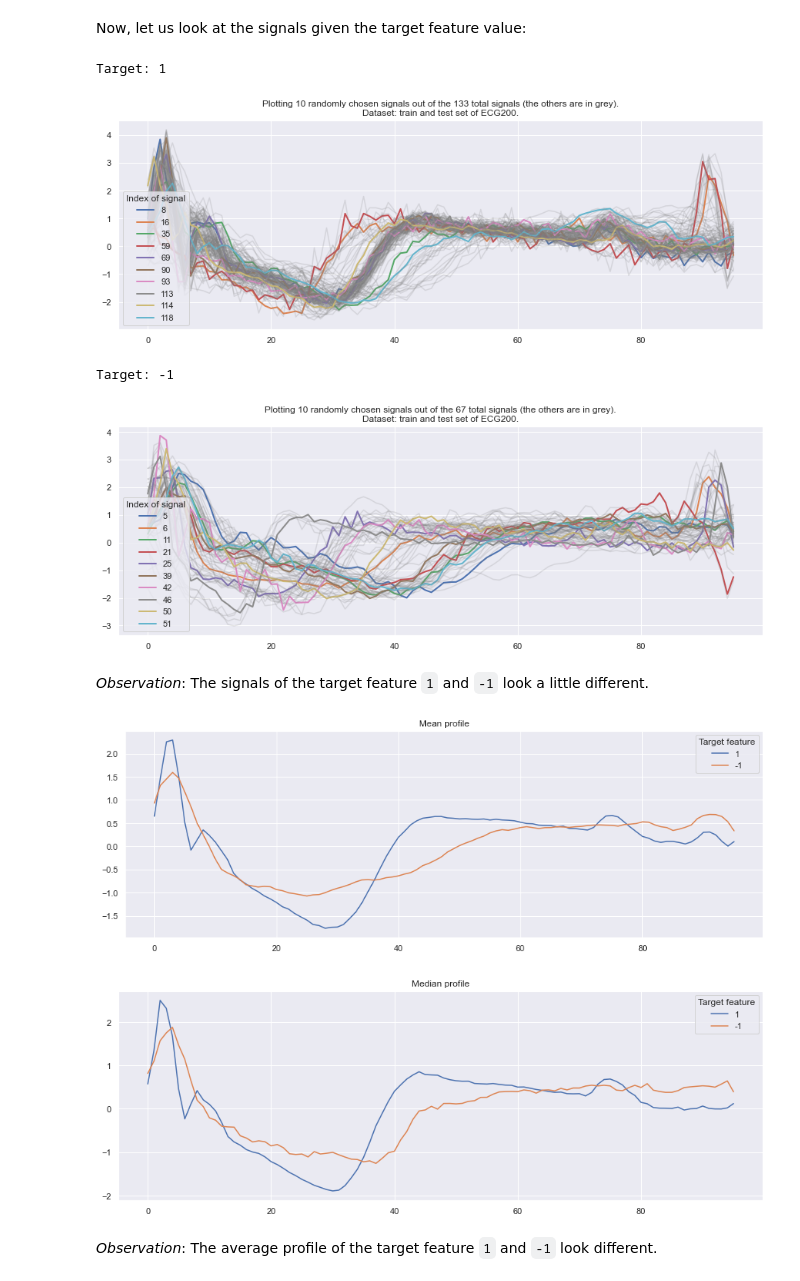
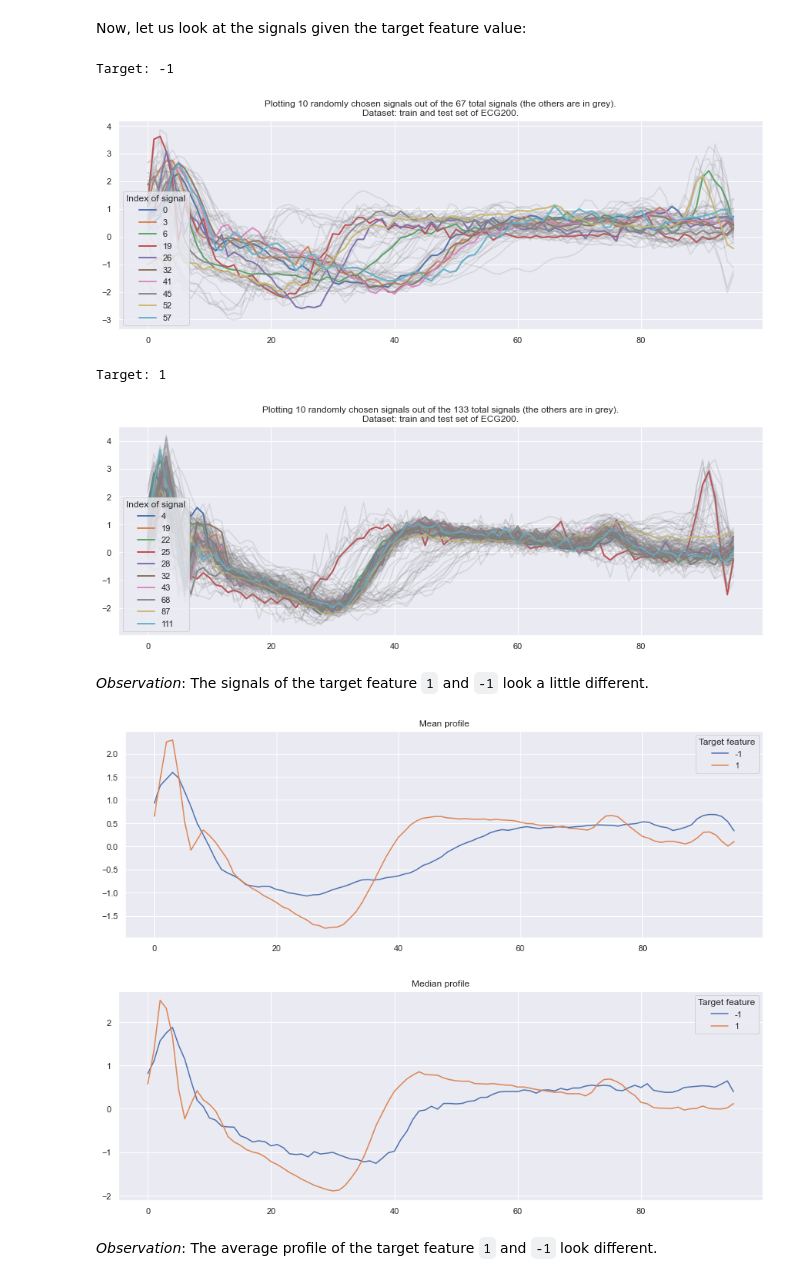
Before and after one commit to deepcharles/loadmydata, a Jupyter notebook: notebooks/ucr_ecg200.ipynb, the cells around one changed output. Saved outputs shown, nothing was run; the diff lists cells and outputs as text; code cells hidden in the pictures.

```diff
--- a/notebooks/ucr_ecg200.ipynb
+++ b/notebooks/ucr_ecg200.ipynb
@@ -294,37 +300,33 @@ df_train_test_2d = pd.concat([df_train_2d, df_test_2d])
 # %% [markdown]
 Now, let us look at the signals given the target feature value:
 # %%
-target = 1
-print(f'Target: {target}')
-plot_signals(np.array(df_train_test_2d.query(f'target == {target}').drop(columns='target')), dataset_name, 'train and test')
-
-target = -1
-print(f'\nTarget: {target}')
-plot_signals(np.array(df_train_test_2d.query(f'target == {target}').drop(columns='target')), dataset_name, 'train and test')
+for target in df_train_test_2d['target'].unique():
+    print(f'\nTarget: {target}')
+    plot_signals(np.array(df_train_test_2d.query(f'target == {target}').drop(columns='target')), dataset_name, 'train and test')
 # %% [output]
-Target: 1
+Target: -1
-[figure, old version]
+[figure, new version]
-Target: -1
+Target: 1
-[figure, old version]
+[figure, new version]
 # %% [markdown]
 *Observation*: The signals of the target feature `1` and `-1` look a little different.
 # %%
 plt.figure()
-plt.plot(df_train_test_2d.query('target == 1').drop(columns='target').mean(), label='1')
-plt.plot(df_train_test_2d.query('target == -1').drop(columns='target').mean(), label='-1')
+for target in df_train_test_2d['target'].unique():
+    plt.plot(df_train_test_2d.query(f'target == {target}').drop(columns='target').mean(), label=f'{target}')
 plt.legend(title='Target feature')
 plt.title('Mean profile')
 plt.show()
 
 plt.figure()
-plt.plot(df_train_test_2d.query('target == 1').drop(columns='target').median(), label='1')
-plt.plot(df_train_test_2d.query('target == -1').drop(columns='target').median(), label='-1')
+for target in df_train_test_2d['target'].unique():
+    plt.plot(df_train_test_2d.query(f'target == {target}').drop(columns='target').median(), label=f'{target}')
 plt.legend(title='Target feature')
 plt.title('Median profile')
 plt.show()
 # %% [output]
-[figure, old version]
+[figure, new version]
-[figure, old version]
+[figure, new version]
 # %% [markdown]
 *Observation*: The average profile of the target feature `1` and `-1` look different.
 # %% [markdown]
```
Also changed, not shown: parts of 5 cells of this notebook, 1 other file.
